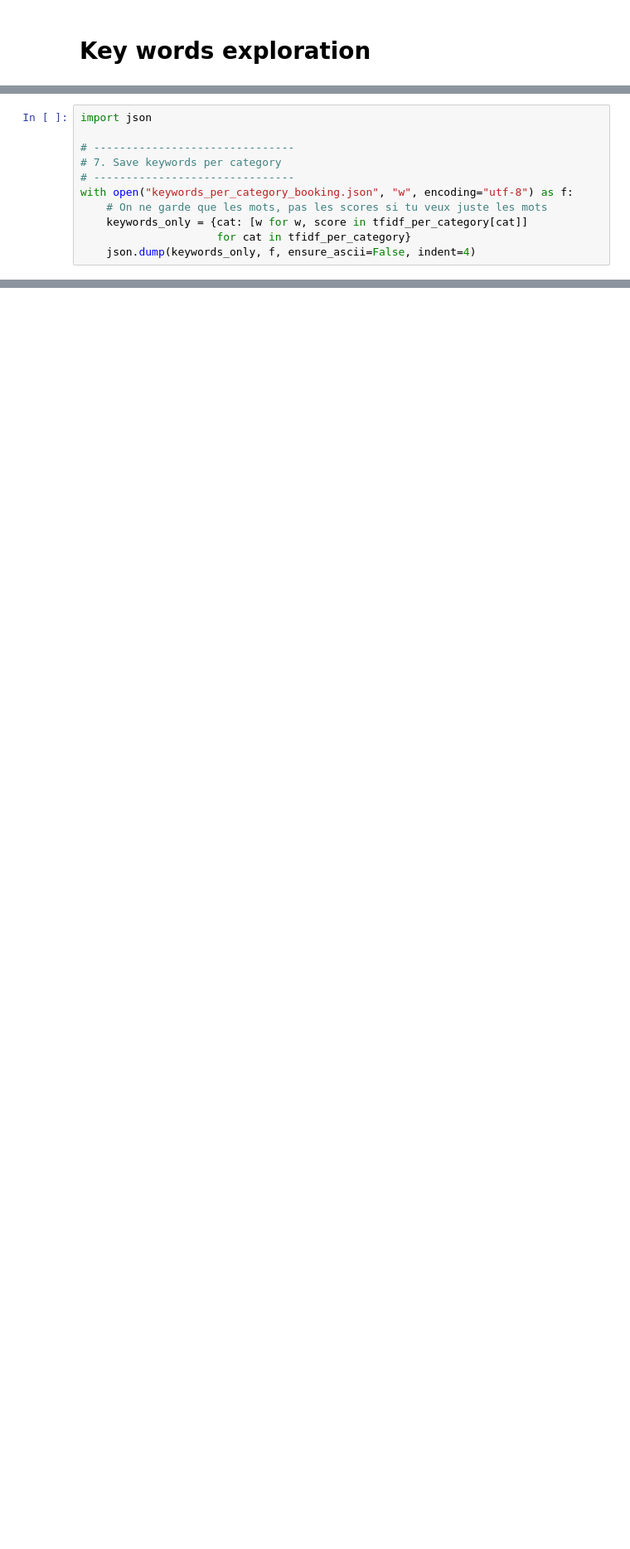
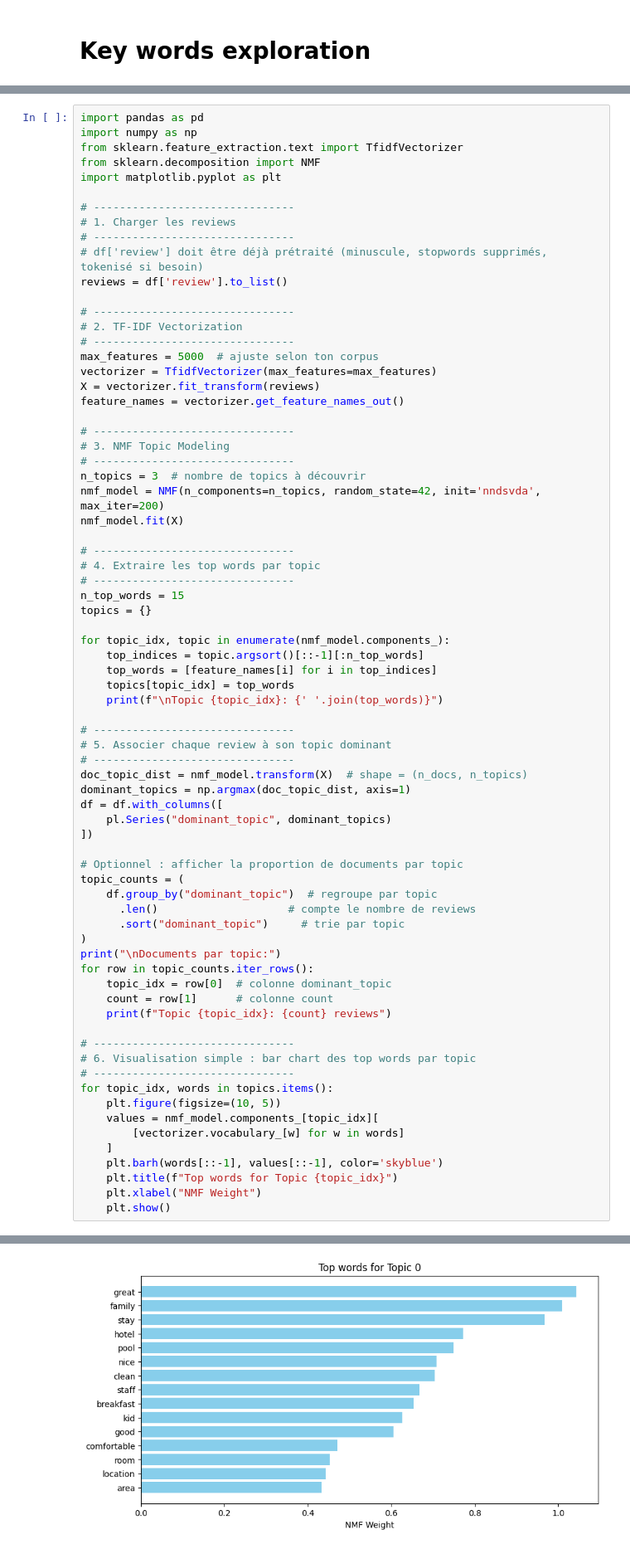
Before and after one commit to AlbinMorisseau/large-project, a Jupyter notebook: notebooks/draft/key_words_exploration.ipynb, the cells around one changed output, grey strips where cells are left out. Shown at 83% size. Cells and saved outputs as stored; diff of their text form; blank space fills up the shorter version.

```diff
--- a/notebooks/draft/key_words_exploration.ipynb
+++ b/notebooks/draft/key_words_exploration.ipynb
@@ -125,11 +90,0 @@ club 0.051
-# %%
-import json
-
-# -------------------------------
-# 7. Save keywords per category
-# -------------------------------
-with open("keywords_per_category_booking.json", "w", encoding="utf-8") as f:
-    # On ne garde que les mots, pas les scores si tu veux juste les mots
-    keywords_only = {cat: [w for w, score in tfidf_per_category[cat]]
-                     for cat in tfidf_per_category}
-    json.dump(keywords_only, f, ensure_ascii=False, indent=4)
@@ -249,0 +255,74 @@ for cat in categories:
+# %%
+import pandas as pd
+import numpy as np
+from sklearn.feature_extraction.text import TfidfVectorizer
+from sklearn.decomposition import NMF
+import matplotlib.pyplot as plt
+
+# -------------------------------
+# 1. Charger les reviews
+# -------------------------------
+# df['review'] doit être déjà prétraité (minuscule, stopwords supprimés, tokenisé si besoin)
+reviews = df['review'].to_list()
+
+# -------------------------------
+# 2. TF-IDF Vectorization
+# -------------------------------
+max_features = 5000  # ajuste selon ton corpus
+vectorizer = TfidfVectorizer(max_features=max_features)
+X = vectorizer.fit_transform(reviews)
+feature_names = vectorizer.get_feature_names_out()
+
+# -------------------------------
+# 3. NMF Topic Modeling
+# -------------------------------
+n_topics = 3  # nombre de topics à découvrir
+nmf_model = NMF(n_components=n_topics, random_state=42, init='nndsvda', max_iter=200)
+nmf_model.fit(X)
+
+# -------------------------------
+# 4. Extraire les top words par topic
+# -------------------------------
+n_top_words = 15
+topics = {}
+
+for topic_idx, topic in enumerate(nmf_model.components_):
+    top_indices = topic.argsort()[::-1][:n_top_words]
+    top_words = [feature_names[i] for i in top_indices]
+    topics[topic_idx] = top_words
+    print(f"\nTopic {topic_idx}: {' '.join(top_words)}")
+
+# -------------------------------
+# 5. Associer chaque review à son topic dominant
+# -------------------------------
+doc_topic_dist = nmf_model.transform(X)  # shape = (n_docs, n_topics)
+dominant_topics = np.argmax(doc_topic_dist, axis=1)
+df = df.with_columns([
+    pl.Series("dominant_topic", dominant_topics)
+])
+
+# Optionnel : afficher la proportion de documents par topic
+topic_counts = (
+    df.group_by("dominant_topic")  # regroupe par topic
+      .len()                    # compte le nombre de reviews
+      .sort("dominant_topic")     # trie par topic
+)
+print("\nDocuments par topic:")
+for row in topic_counts.iter_rows():
+    topic_idx = row[0]  # colonne dominant_topic
+    count = row[1]      # colonne count
+    print(f"Topic {topic_idx}: {count} reviews")
+
+# -------------------------------
+# 6. Visualisation simple : bar chart des top words par topic
+# -------------------------------
+for topic_idx, words in topics.items():
+    plt.figure(figsize=(10, 5))
+    values = nmf_model.components_[topic_idx][
+        [vectorizer.vocabulary_[w] for w in words]
+    ]
+    plt.barh(words[::-1], values[::-1], color='skyblue')
+    plt.title(f"Top words for Topic {topic_idx}")
+    plt.xlabel("NMF Weight")
+    plt.show()
+# %% [output]
@@ -249,0 +339 @@ for cat in categories:
+[figure, added]
```
Also changed, not shown: parts of 36 cells of this notebook, 5 other files.
